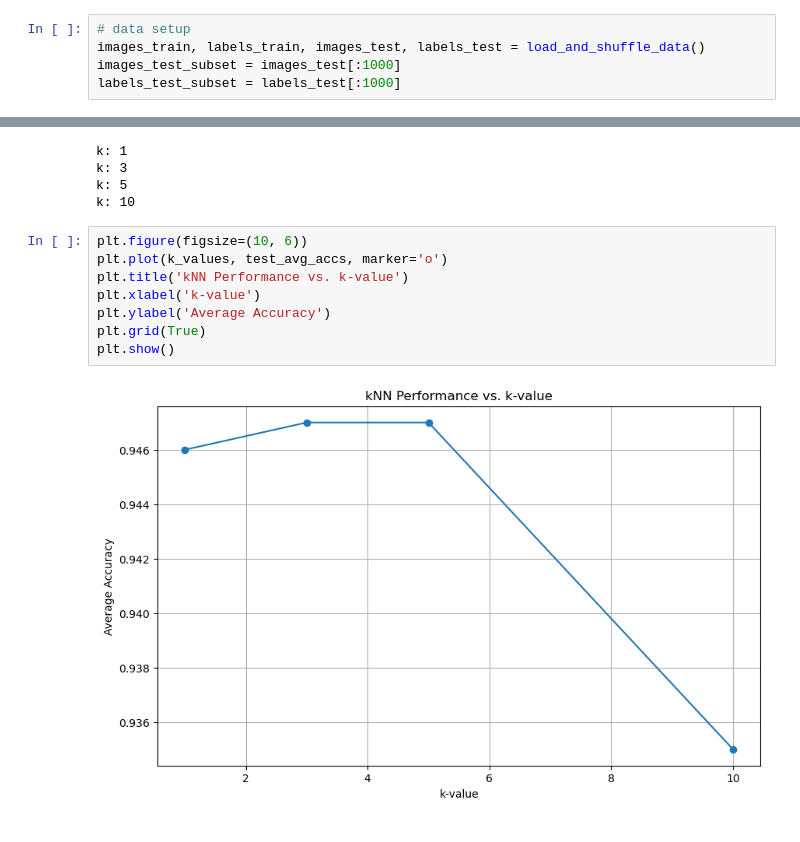
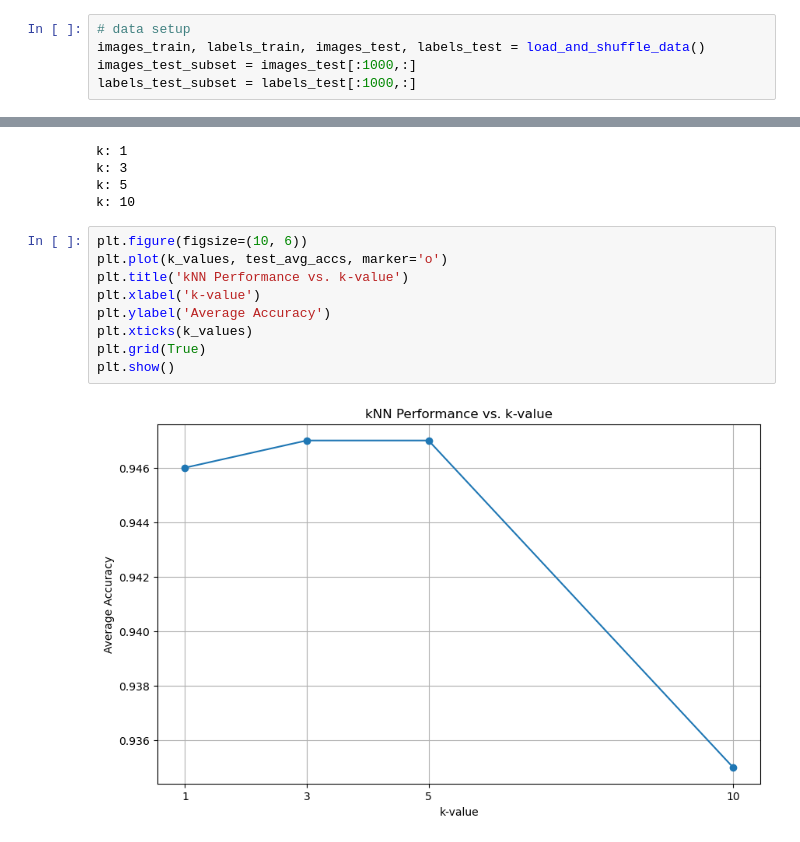
Before and after one commit to scalettar/ecs271, a Jupyter notebook: hw1/code/hw1.ipynb, the cells around one changed output, grey strips where cells are left out. Saved outputs shown, nothing was run; the diff lists cells and outputs as text.

```diff
--- a/hw1/code/hw1.ipynb
+++ b/hw1/code/hw1.ipynb
@@ -67,8 +73,8 @@ def kNN(images_train: np.ndarray, labels_train: np.ndarray, images_test: np.ndar
 # %%
 # data setup
 images_train, labels_train, images_test, labels_test = load_and_shuffle_data()
-images_test_subset = images_test[:1000]
-labels_test_subset = labels_test[:1000]
+images_test_subset = images_test[:1000,:]
+labels_test_subset = labels_test[:1000,:]
 # %% [markdown]
 ## 6.2 Impact of Training Set Size on Accuracy
 
@@ -147,10 +153,11 @@ k: 10
 # %%
 plt.figure(figsize=(10, 6))
 plt.plot(k_values, test_avg_accs, marker='o')
 plt.title('kNN Performance vs. k-value')
 plt.xlabel('k-value')
 plt.ylabel('Average Accuracy')
+plt.xticks(k_values)
 plt.grid(True)
 plt.show()
 # %% [output]
-[figure, old version]
+[figure, new version]
```
Also changed, not shown: parts of 16 cells of this notebook.
